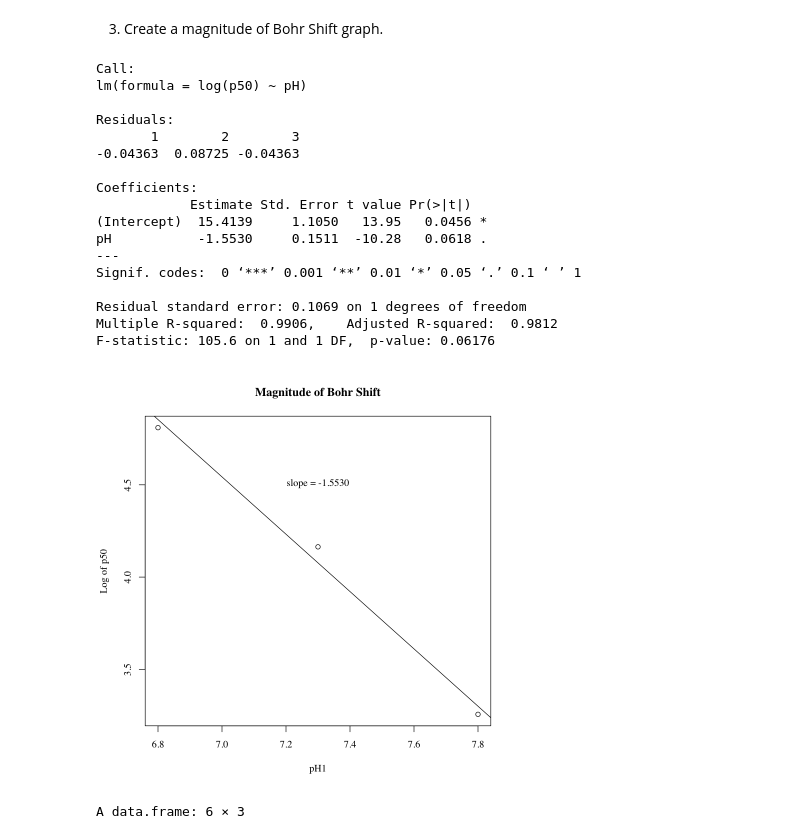
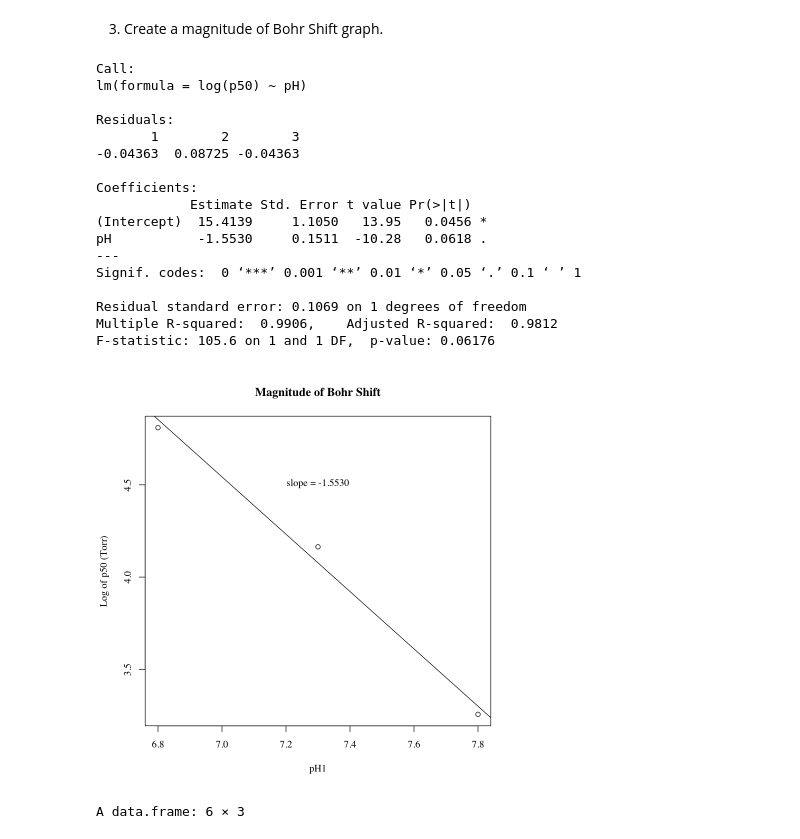
Before and after one commit to andrew2165/biometry_notebooks, a Jupyter notebook: OxygenEqOfHemocyanin.ipynb, the cells around one changed output. Drawn from its saved outputs; the diff is of its cells as text; code cells hidden in the pictures.

```diff
--- a/OxygenEqOfHemocyanin.ipynb
+++ b/OxygenEqOfHemocyanin.ipynb
@@ -282,33 +282,33 @@ F-statistic: 363.3 on 1 and 4 DF,  p-value: 4.463e-05
 # %%
 p501 = c(122.67788, 64.32310, 25.9589)
 pH1 = c(6.8, 7.3, 7.8)
 summary(lm(log(p50)~pH))
-#png(file="MagnitudeBohrShift2.pdf")
+#pdf(file="MagnitudeBohrShift2.pdf")
 par(family = 'serif')
 plot(log(p501)~pH1, main="Magnitude of Bohr Shift",
-    ylab="Log of p50")
+    ylab="Log of p50 (Torr)")
 abline(a = 15.4139, b=-1.5530)
 mtext("slope = -1.5530", 3, line = -6, col = "black")
 #dev.off()
 # %% [output]
 Call:
 lm(formula = log(p50) ~ pH)
 
 Residuals:
        1        2        3
 -0.04363  0.08725 -0.04363
 
 Coefficients:
             Estimate Std. Error t value Pr(>|t|)
 (Intercept)  15.4139     1.1050   13.95   0.0456 *
 pH           -1.5530     0.1511  -10.28   0.0618 .
 ---
 Signif. codes:  0 ‘***’ 0.001 ‘**’ 0.01 ‘*’ 0.05 ‘.’ 0.1 ‘ ’ 1
 
 Residual standard error: 0.1069 on 1 degrees of freedom
 Multiple R-squared:  0.9906,    Adjusted R-squared:  0.9812
 F-statistic: 105.6 on 1 and 1 DF,  p-value: 0.06176
-[figure, old version]
+[figure, new version]
 # %%
 # Now to do it with everyone's data
 mag = read.csv('magborshift.csv')
```
Also changed, not shown: parts of 3 cells of this notebook.
